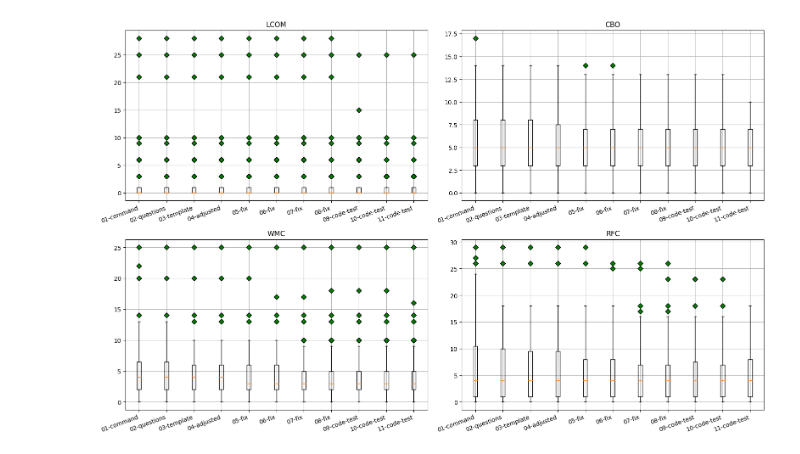
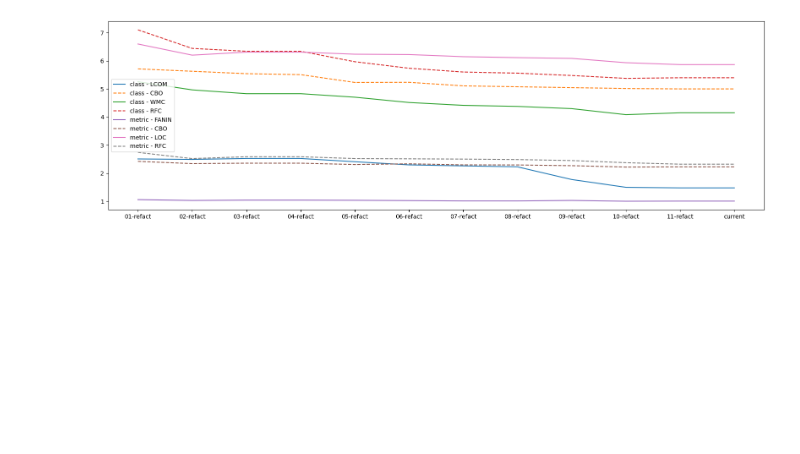
Before and after one commit to rafaatsouza/sqm-data, a Jupyter notebook: analysis/refacts.ipynb, the cells around one changed output. Drawn from its saved outputs; the diff is of its cells as text; code cells hidden in the pictures; blank space fills up the shorter version.

Commit message:
adds average metric by refact

```diff
--- a/analysis/refacts.ipynb
+++ b/analysis/refacts.ipynb
@@ -6,22 +6,28 @@ import numpy as np
 from visualization_methods import VisualizationMethods as vm
 
 dfs = dm.get_refacts_dataframes()
-# %%
-fig, rows = plt.subplots(2, 2, figsize=(16, 10))
-fig.set_facecolor('white')
-
-data_dict = {s:d['classes']['lcom'].values for s, d in dfs.items()}
-vm.set_boxplots_by_ax(rows[0][0], data_dict, 'LCOM')
-
-data_dict = {s:d['classes']['cbo'].values for s, d in dfs.items()}
-vm.set_boxplots_by_ax(rows[0][1], data_dict, 'CBO')
-
-data_dict = {s:d['classes']['wmc'].values for s, d in dfs.items()}
-vm.set_boxplots_by_ax(rows[1][0], data_dict, 'WMC')
-
-data_dict = {s:d['classes']['rfc'].values for s, d in dfs.items()}
-vm.set_boxplots_by_ax(rows[1][1], data_dict, 'RFC')
-
-plt.tight_layout()
-# %% [output]
-[figure, removed]
+# %%
+fig, ax = plt.subplots(figsize=(16, 5))
+fig.set_facecolor('white')
+
+keys = list(dfs.keys())
+dot = False
+
+for metric in ['lcom', 'cbo', 'wmc', 'rfc']:
+    values = [np.mean(dfs[k]['classes'][metric]) for k in keys]
+    line_style = '--' if dot else '-'
+    ax.plot(keys, values, ls=line_style, label=f'class - {metric.upper()}')
+    dot = not dot
+
+for metric in ['fanin', 'cbo', 'loc', 'rfc']:
+    values = [np.mean(dfs[k]['methods'][metric]) for k in keys]
+    line_style = '--' if dot else '-'
+    ax.plot(keys, values, ls=line_style, label=f'metric - {metric.upper()}')
+    dot = not dot
+
+plt.legend()
+plt.tight_layout()
+# plt.savefig('metrics_progress.pdf')
+plt.show()
+# %% [output]
+[figure, added]
```
Also changed, not shown: 1 other file.
